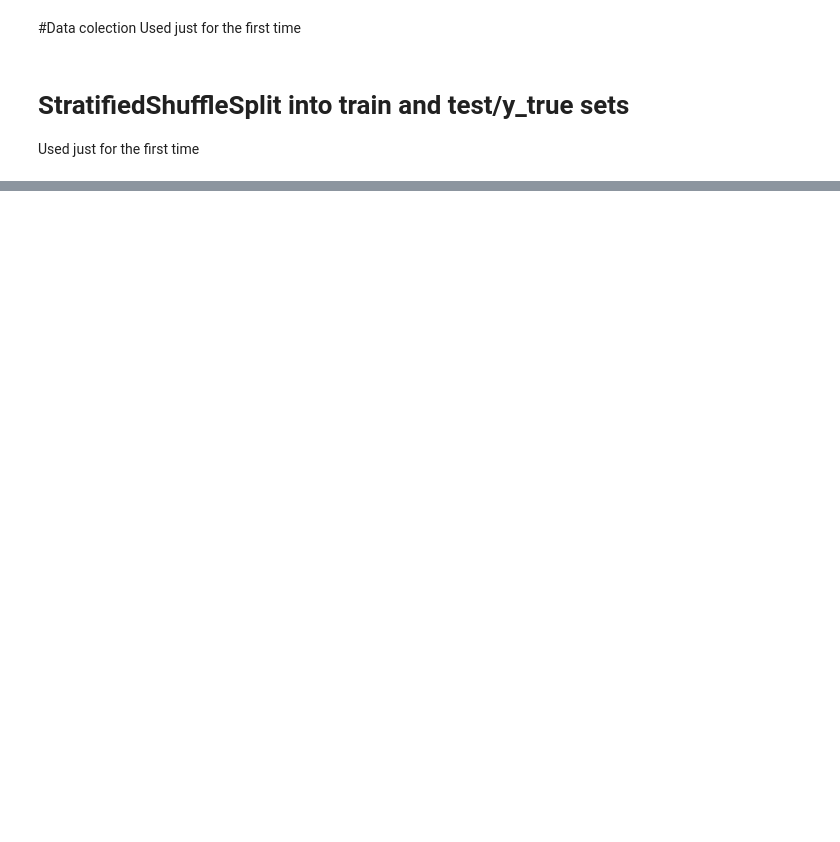
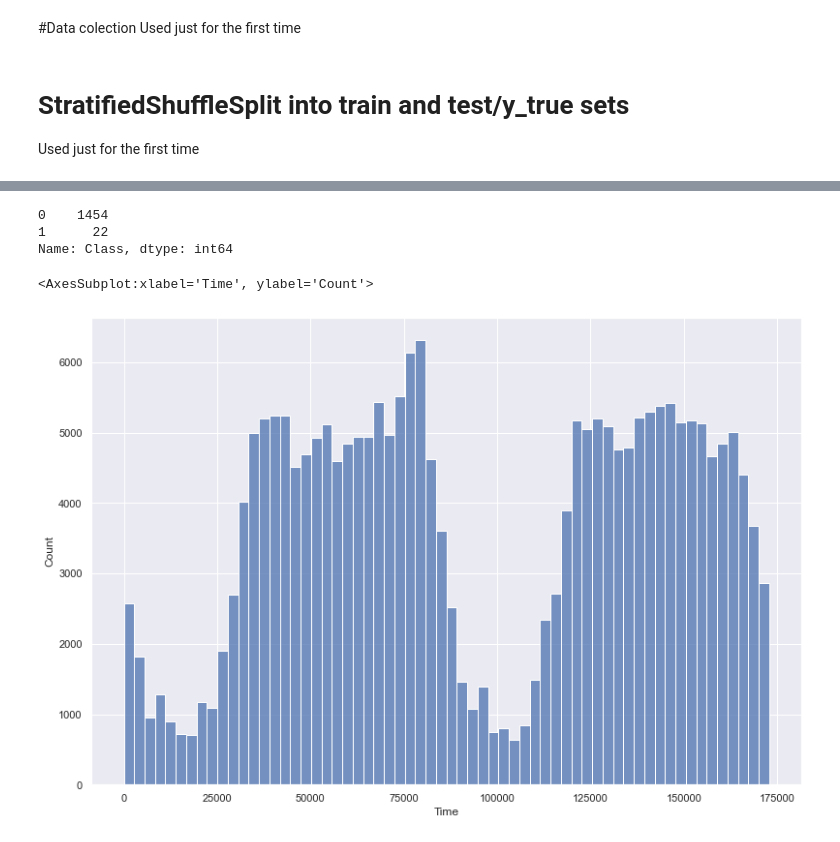
Before and after one commit to patrick-potocny/credit_card_fraud, a Jupyter notebook: credit_card_fraud_detection.ipynb, the cells around one changed output, grey strips where cells are left out. Drawn from its saved outputs; the diff is of its cells as text; code cells hidden in the pictures; blank space fills up the shorter version.

```diff
--- a/credit_card_fraud_detection.ipynb
+++ b/credit_card_fraud_detection.ipynb
@@ -1,3 +1,8 @@
 # %%
 import pandas as pd
 from sklearn.model_selection import StratifiedShuffleSplit
+from matplotlib import pyplot as plt
+plt.style.use('fivethirtyeight')
+import seaborn as sns
+sns.set(font_scale= 1)
+import numpy as np
@@ -33,0 +58,3 @@ Used just for the first time
+# %%
+df = pd.read_csv('data/train_df')
+df.head()
@@ -33,0 +93,14 @@ Used just for the first time
+# %%
+df[df['Amount'] == 0]['Class'].value_counts()
+# %% [output]
+0    1454
+1      22
+Name: Class, dtype: int64
+# %%
+sns.set(font_scale=1)
+a4_dims = (11.7, 8.27)
+fig, ax = plt.subplots(figsize=a4_dims)
+sns.histplot(df['Time'])
+# %% [output]
+<AxesSubplot:xlabel='Time', ylabel='Count'>
+[figure, added]
```
Also changed, not shown: parts of 27 cells of this notebook.
